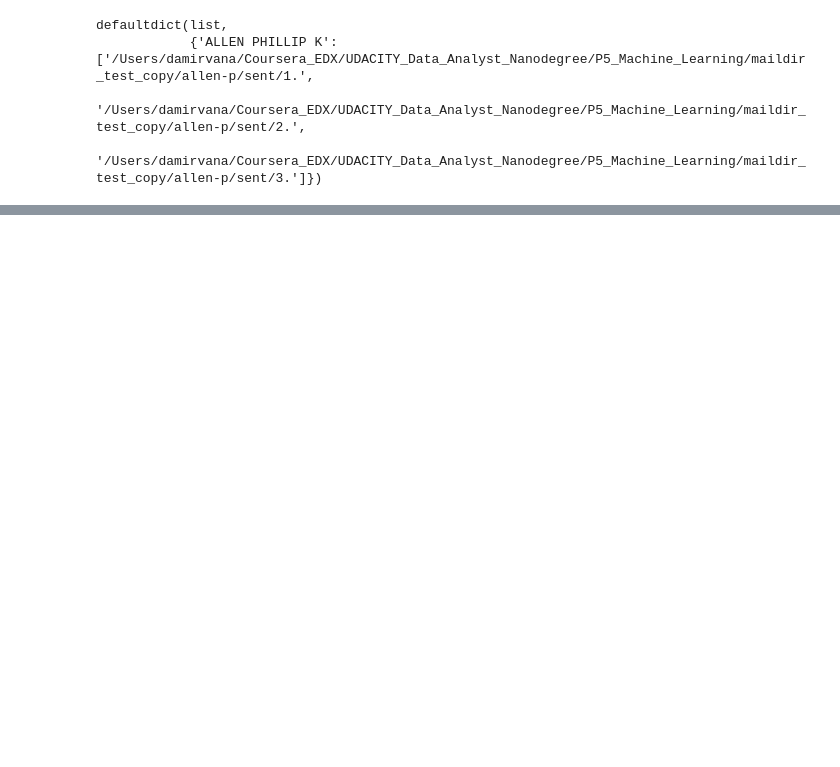
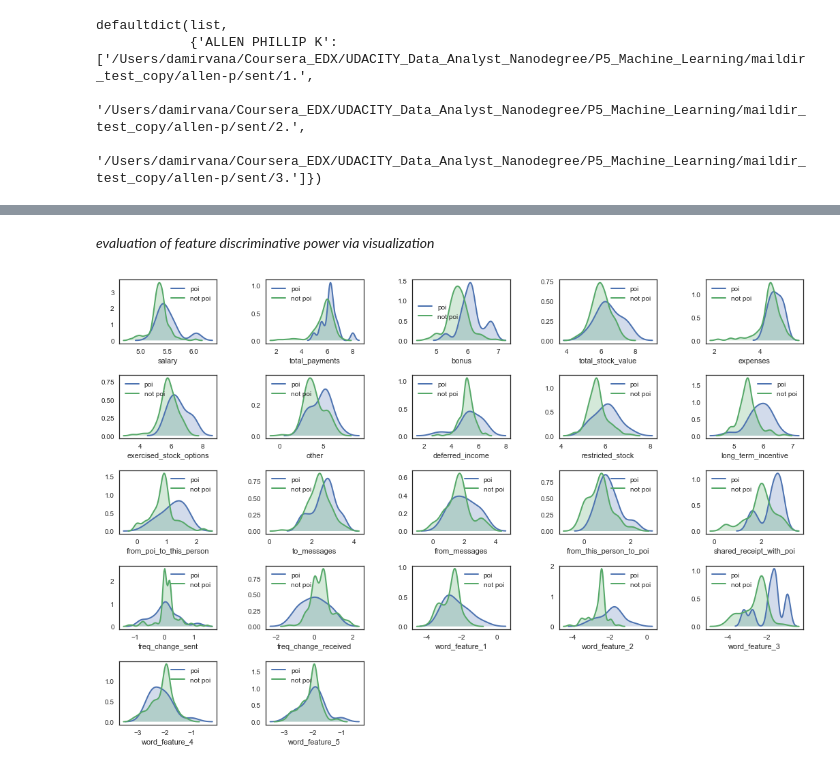
Before and after one commit to DStazic/Fraud_Analysis_Machine_Learning, a Jupyter notebook: enron_project.ipynb, the cells around one changed output, grey strips where cells are left out. Cells and saved outputs as stored; diff of their text form; code cells hidden in the pictures; blank space fills up the shorter version.

```diff
--- a/enron_project.ipynb
+++ b/enron_project.ipynb
@@ -1199,0 +1225,9 @@ As anticipated, the majority of the best 40 TF-IDF feature set refers to employe
+# %%
+# to_frame() converts pandas series into pandas datframe
+tfidf_features_df = pd.merge(tfidf_features_df, data_df["poi"].to_frame(), left_index=True, right_index=True)
+# %%
+poiYes_data = tfidf_features_df[data_df["poi"] == True]
+poiNo_data = tfidf_features_df[data_df["poi"] == False]
+
+tfidf_features_poi_imputed = MultipleImputation(poiYes_data, tfidf_features_df.columns.drop("poi"))
+tfidf_features_not_poi_imputed = MultipleImputation(poiNo_data, tfidf_features_df.columns.drop("poi"))
@@ -1199,0 +1236,3 @@ As anticipated, the majority of the best 40 TF-IDF feature set refers to employe
+# %%
+tfidf_features_all_imputed = pd.concat([tfidf_features_poi_imputed, tfidf_features_not_poi_imputed])
+data_df = pd.merge(data_df, tfidf_features_all_imputed, right_index=True, left_index=True)
@@ -1199,0 +1258,3 @@ As anticipated, the majority of the best 40 TF-IDF feature set refers to employe
+# %%
+with open("data_df_update_tfidf.pkl", "r") as file_in:
+    data_df = pickle.load(file_in)
@@ -1199,0 +1399,24 @@ As anticipated, the majority of the best 40 TF-IDF feature set refers to employe
+# %% [markdown]
+*evaluation of feature discriminative power via visualization*
+# %%
+plt.figure(figsize=(18,12))
+sns.set_style("white")
+for idx,feature in enumerate(data_df.columns.drop("poi")):
+    ax = plt.subplot(5, 5,idx+1)
+
+    # transform to positive values for log10 transformation
+    if feature == "deferred_income":
+        feature_poi = np.log10(data_df[data_df["poi"]==True][feature]*-1)
+        feature_regular = np.log10(data_df[data_df["poi"]==False][feature]*-1)
+
+    else:
+        feature_poi = np.log10(data_df[data_df["poi"]==True][feature])
+        feature_regular = np.log10(data_df[data_df["poi"]==False][feature])
+
+    label = ["poi", "not poi"]
+    for idx, data_ in enumerate([feature_poi,feature_regular]) :
+        sns.distplot(data_, hist = False, kde = True, kde_kws = {'shade': True, 'linewidth': 2}, label = label[idx])
+
+plt.subplots_adjust(wspace=0.5, hspace=0.5)
+# %% [output]
+[figure, added]
```
Also changed, not shown: parts of 227 cells of this notebook, 33 other files.
